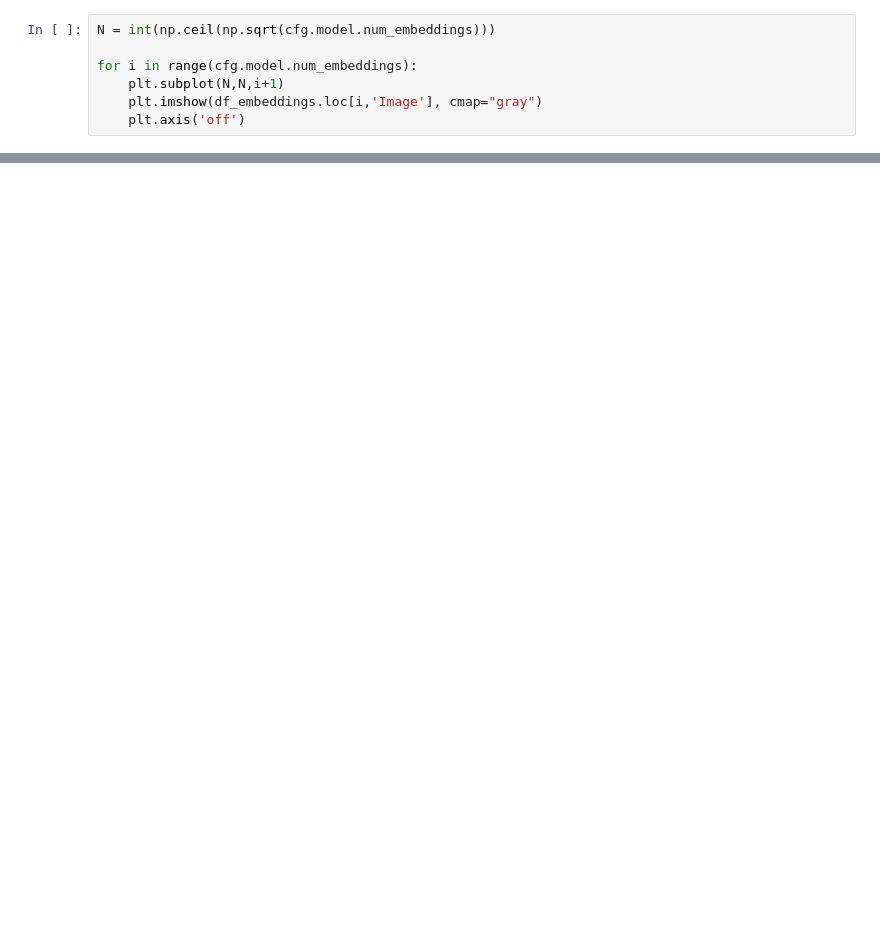
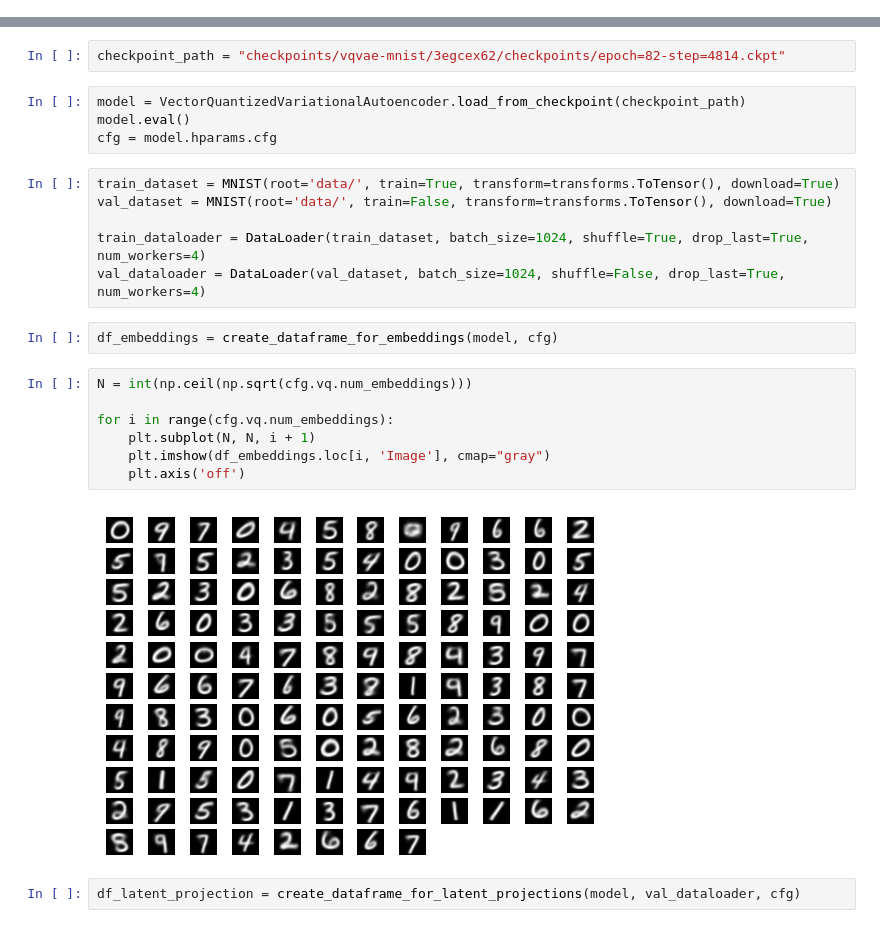
Before and after one commit to nicolvisser/vqvae-mnist, a Jupyter notebook: analyze.ipynb, the cells around one changed output, grey strips where cells are left out. Cells and saved outputs as stored; diff of their text form; blank space fills up the shorter version.

```diff
--- a/analyze.ipynb
+++ b/analyze.ipynb
@@ -75,7 +0,0 @@ df_embeddings
-# %%
-N = int(np.ceil(np.sqrt(cfg.model.num_embeddings)))
-
-for i in range(cfg.model.num_embeddings):
-    plt.subplot(N,N,i+1)
-    plt.imshow(df_embeddings.loc[i,'Image'], cmap="gray")
-    plt.axis('off')
@@ -127,0 +17,25 @@ plt.title('UMAP projection of the Training Data', fontsize=24);
+# %%
+checkpoint_path = "checkpoints/vqvae-mnist/3egcex62/checkpoints/epoch=82-step=4814.ckpt"
+# %%
+model = VectorQuantizedVariationalAutoencoder.load_from_checkpoint(checkpoint_path)
+model.eval()
+cfg = model.hparams.cfg
+# %%
+train_dataset = MNIST(root='data/', train=True, transform=transforms.ToTensor(), download=True)
+val_dataset = MNIST(root='data/', train=False, transform=transforms.ToTensor(), download=True)
+
+train_dataloader = DataLoader(train_dataset, batch_size=1024, shuffle=True, drop_last=True, num_workers=4)
+val_dataloader = DataLoader(val_dataset, batch_size=1024, shuffle=False, drop_last=True, num_workers=4)
+# %%
+df_embeddings = create_dataframe_for_embeddings(model, cfg)
+# %%
+N = int(np.ceil(np.sqrt(cfg.vq.num_embeddings)))
+
+for i in range(cfg.vq.num_embeddings):
+    plt.subplot(N, N, i + 1)
+    plt.imshow(df_embeddings.loc[i, 'Image'], cmap="gray")
+    plt.axis('off')
+# %% [output]
+[figure, added]
+# %%
+df_latent_projection = create_dataframe_for_latent_projections(model, val_dataloader, cfg)
```
Also changed, not shown: parts of 39 cells of this notebook, 12 other files.
